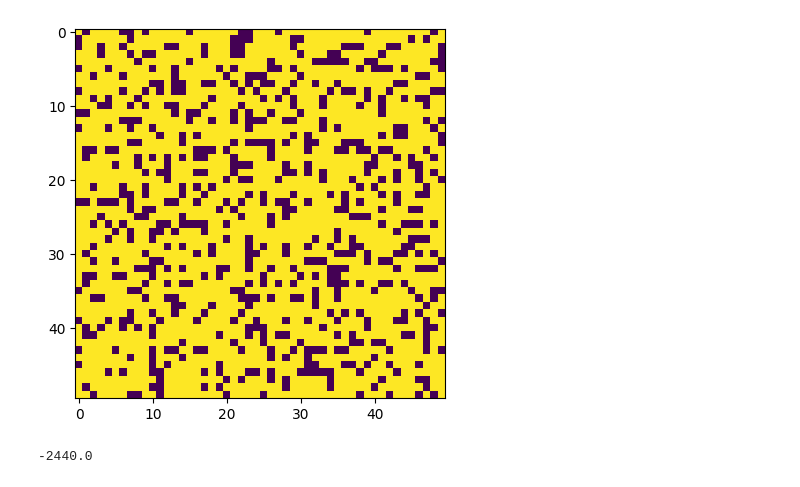
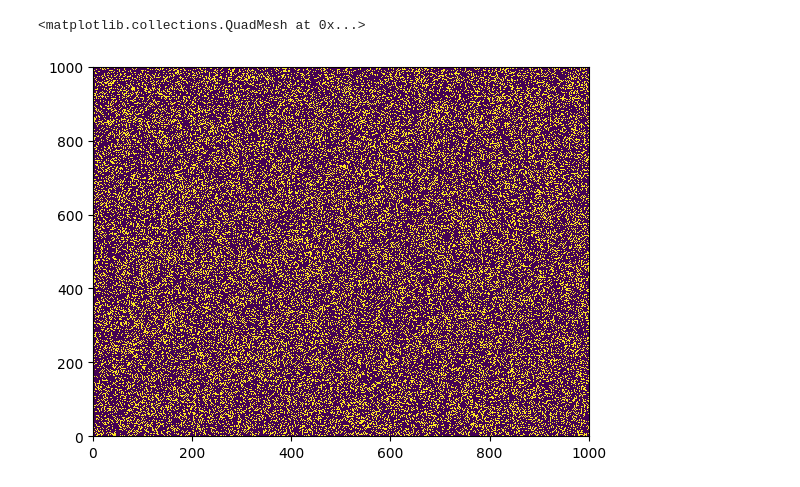
Before and after one commit to thatdavidguy/Ising, a Jupyter notebook: ising simulation.ipynb, the cells around one changed output. Cells and saved outputs as stored; diff of their text form; code cells hidden in the pictures.

```diff
--- a/ising simulation.ipynb
+++ b/ising simulation.ipynb
@@ -5,8 +5,8 @@ import numba
 from numba import njit
 from scipy.ndimage import convolve, generate_binary_structure
 # %%
-# 50 by 50 grid
-N = 50
+# 1000 by 1000 grid
+N = 1000
 # %%
 init_random = np.random.random((N,N))
 lattice_n = np.zeros((N, N))
@@ -17,17 +17,21 @@ init_random = np.random.random((N,N))
 lattice_p = np.zeros((N, N))
 lattice_p[init_random>=0.25] = 1
 lattice_p[init_random<0.25] = -1
-# %%
-plt.imshow(lattice_p);
-# %% [output]
-[figure, removed]
+# %%
+plt.pcolormesh(lattice_n)
+# %% [output]
+<matplotlib.collections.QuadMesh at 0x...>
+[figure, added]
 # %%
-def get_energy(lattice):
+def get_energy_arr(lattice):
     # applies the nearest neighbours summation
     kern = generate_binary_structure(2, 1)
     kern[1][1] = False
     arr = -lattice * convolve(lattice, kern, mode='constant', cval=0)
-    return arr.sum()
-get_energy(lattice_p)
+    return arr
+
+def get_energy(lattice):
+    return get_energy_arr(lattice).sum()
+
+def get_dE_arr(lattices):
+    return -2*get_energy_arr(lattices)
-# %% [output]
--2440.0
```
Also changed, not shown: parts of 10 cells of this notebook, 1 other file.
